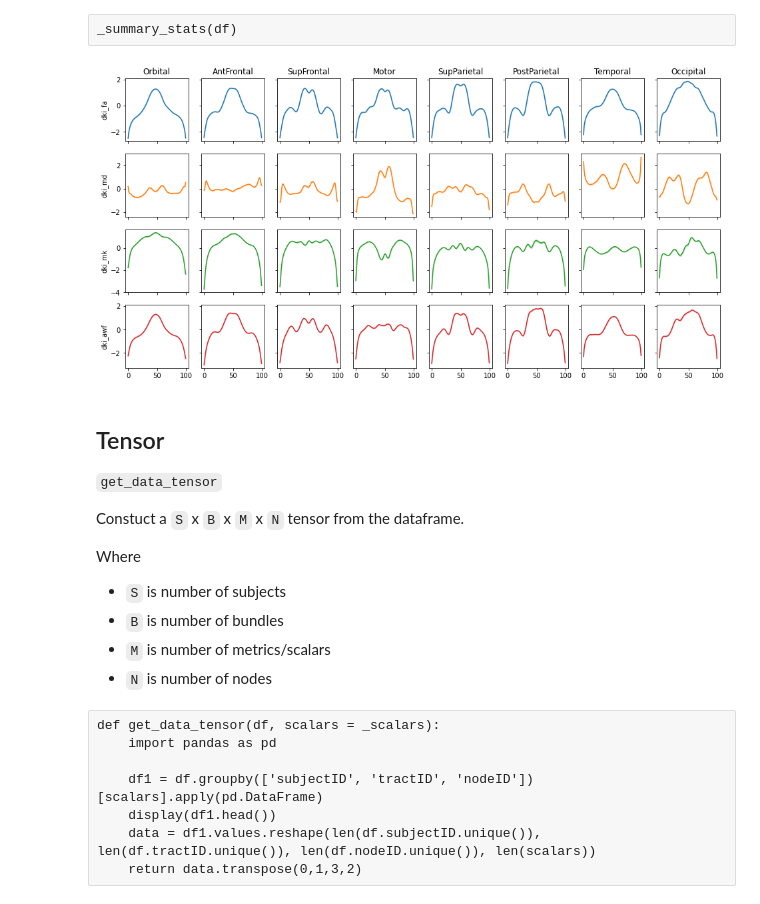
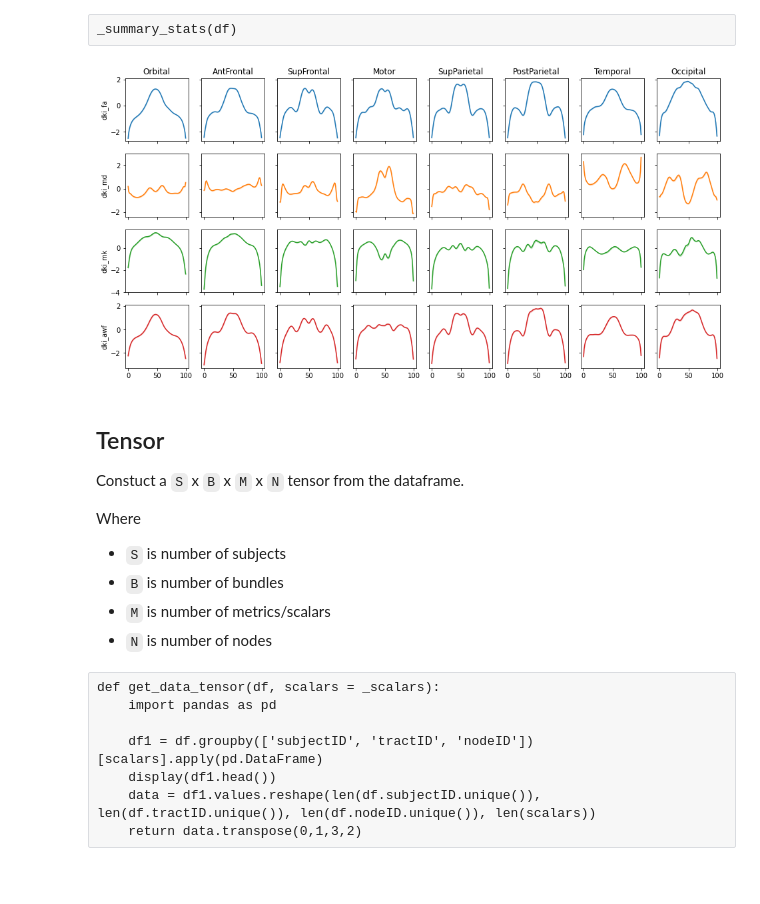
Before and after one commit to bloomdt-uw/callosum_microstructure, a Jupyter notebook: callosum.ipynb, the cells around one changed output. Cells and saved outputs as stored; diff of their text form; code cells hidden in the pictures; blank space fills up the shorter version.

```diff
--- a/callosum.ipynb
+++ b/callosum.ipynb
@@ -276,13 +248,11 @@ def _summary_stats(df):
 # %% [raw]
 _summary_stats(df)
-# %%
-_summary_stats(df_normialized)
-# %% [output]
-[figure, removed]
+# %%
+_ = _summary_stats(df_normialized)
+# %% [output]
+[figure, added]
 # %% [markdown]
 ## Tensor
-
-`get_data_tensor`
 
 Constuct a `S` x `B` x `M` x `N` tensor from the dataframe.
 
```
Also changed, not shown: parts of 75 cells of this notebook, 1 other file.
